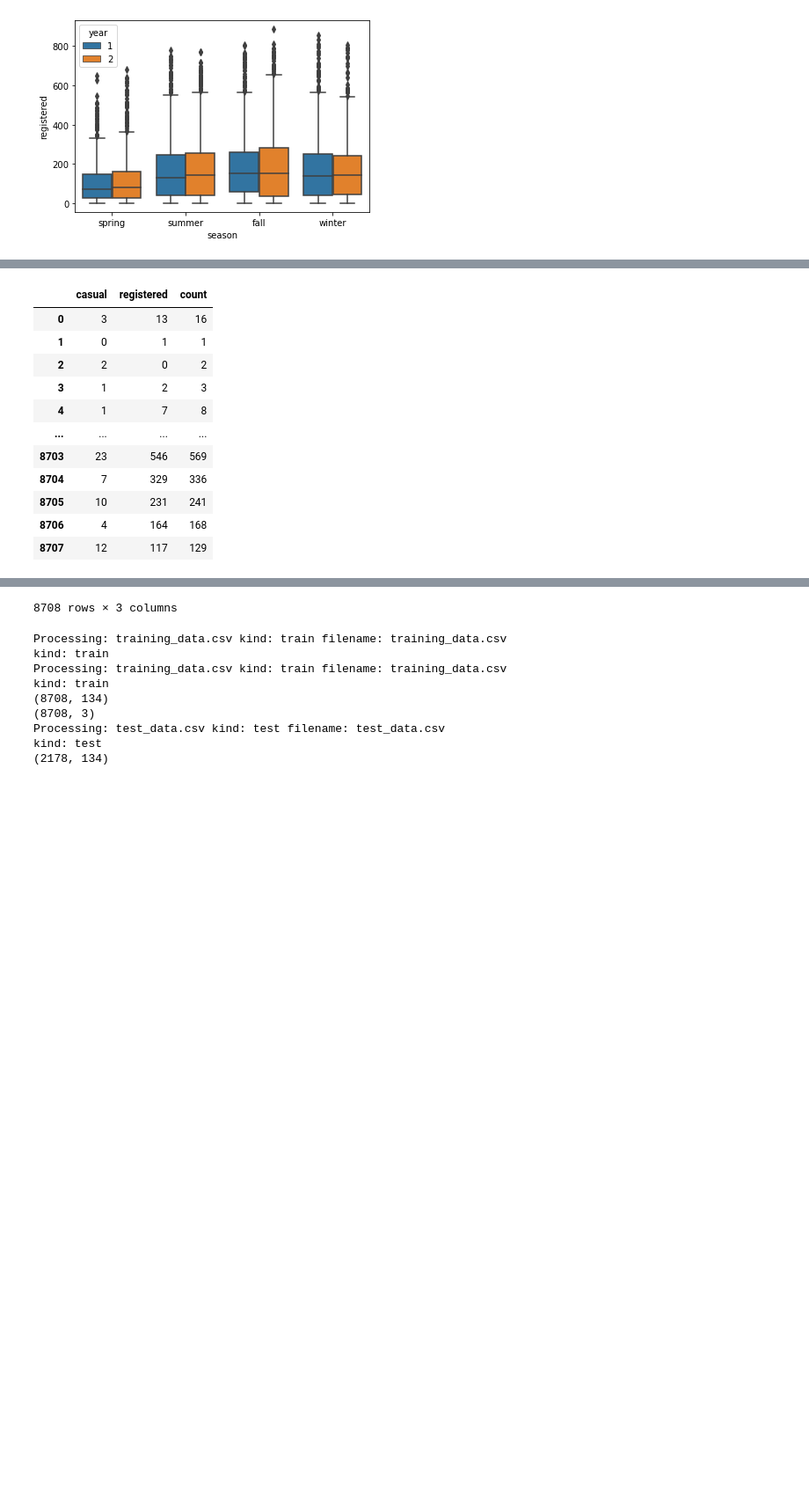
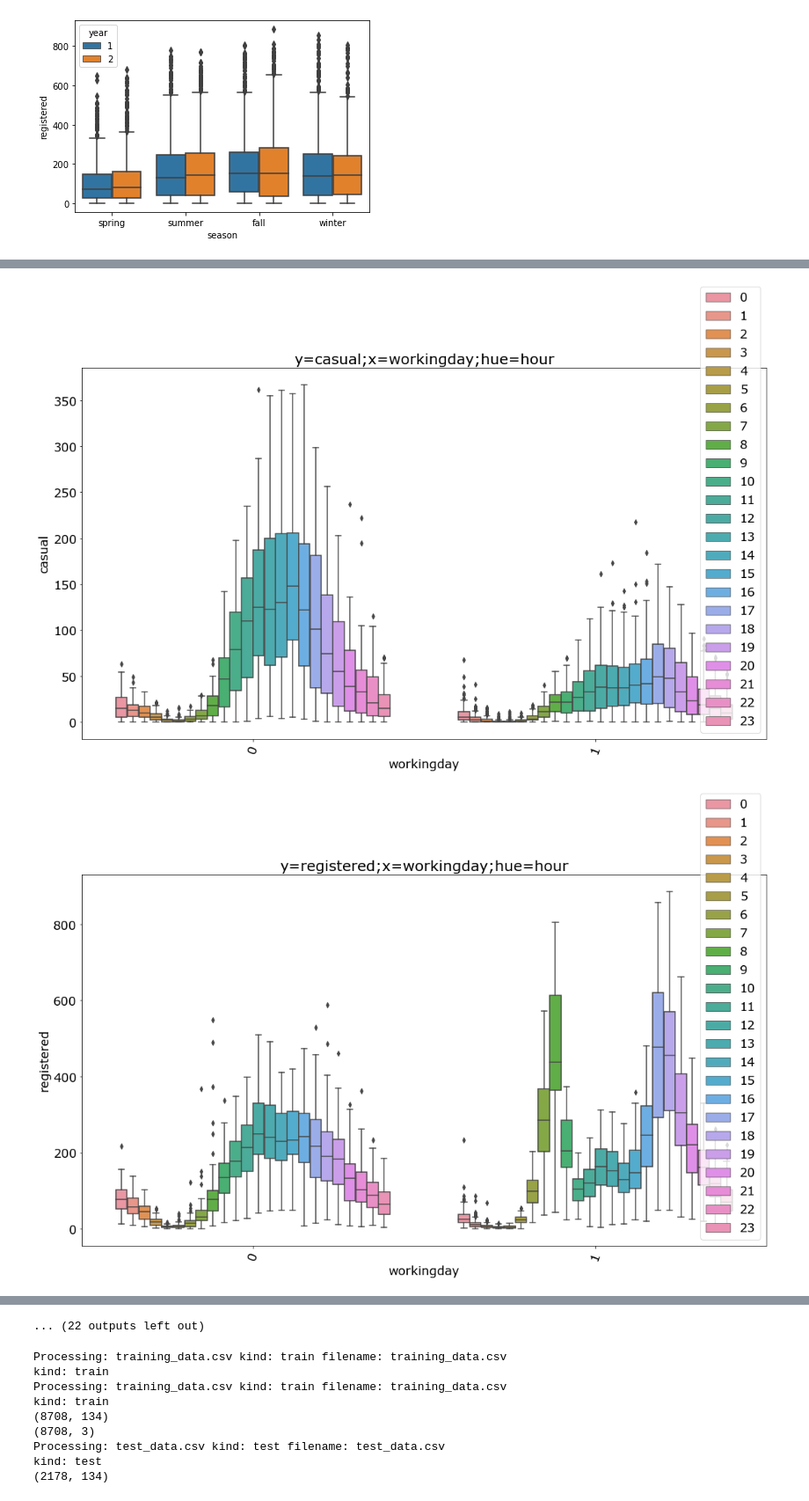
Before and after one commit to Altoidnerd/coinflip, a Jupyter notebook: clean.ipynb, the cells around one changed output, grey strips where cells are left out. Shown at 88% size. Saved outputs shown, nothing was run; the diff lists cells and outputs as text; code cells hidden in the pictures; blank space fills up the shorter version.

Commit message:
added plots

```diff
--- a/clean.ipynb
+++ b/clean.ipynb
@@ -3,7 +3,7 @@
 # Set to false to produce a large number of exploratory plots
 # When False, only a few images are produced.
 #
-SHOW_ALL_PLOTS = False
+SHOW_ALL_PLOTS = True
 #
 #
 #####################################################################
@@ -712,7 +712,7 @@ for h in hues:
 if SHOW_ALL_PLOTS:
     print(f'Plotting...')
     pprint(plots1)
-    [ do_plot(**plots1[i]) for i in range(len(plots)) ]
+    [ do_plot(**plots1[i]) for i in range(len(plots1)) ]
 
 
 dx['hr_season'] = [ str(get_dt(dx.iloc[idx].datetime).time().hour) + ','+str(dx.iloc[idx].season) for idx in range(len(dx))]
@@ -821,12 +821,2 @@ d_ycont_scaled
-|  | casual | registered | count |
-| 0 | 3 | 13 | 16 |
-| 1 | 0 | 1 | 1 |
-| 2 | 2 | 0 | 2 |
-| 3 | 1 | 2 | 3 |
-| 4 | 1 | 7 | 8 |
-| ... | ... | ... | ... |
-| 8703 | 23 | 546 | 569 |
-| 8704 | 7 | 329 | 336 |
-| 8705 | 10 | 231 | 241 |
-| 8706 | 4 | 164 | 168 |
-| 8707 | 12 | 117 | 129 |
+[figure, added]
+[figure, added]
@@ -833,4 +832,4 @@ d_ycont_scaled
-8708 rows × 3 columns
+... (22 outputs left out)
 # %%
 X_train, X_test, y_train, y_test = get_train_test_split()
 # %% [output]
```
Also changed, not shown: parts of 4 cells of this notebook.
